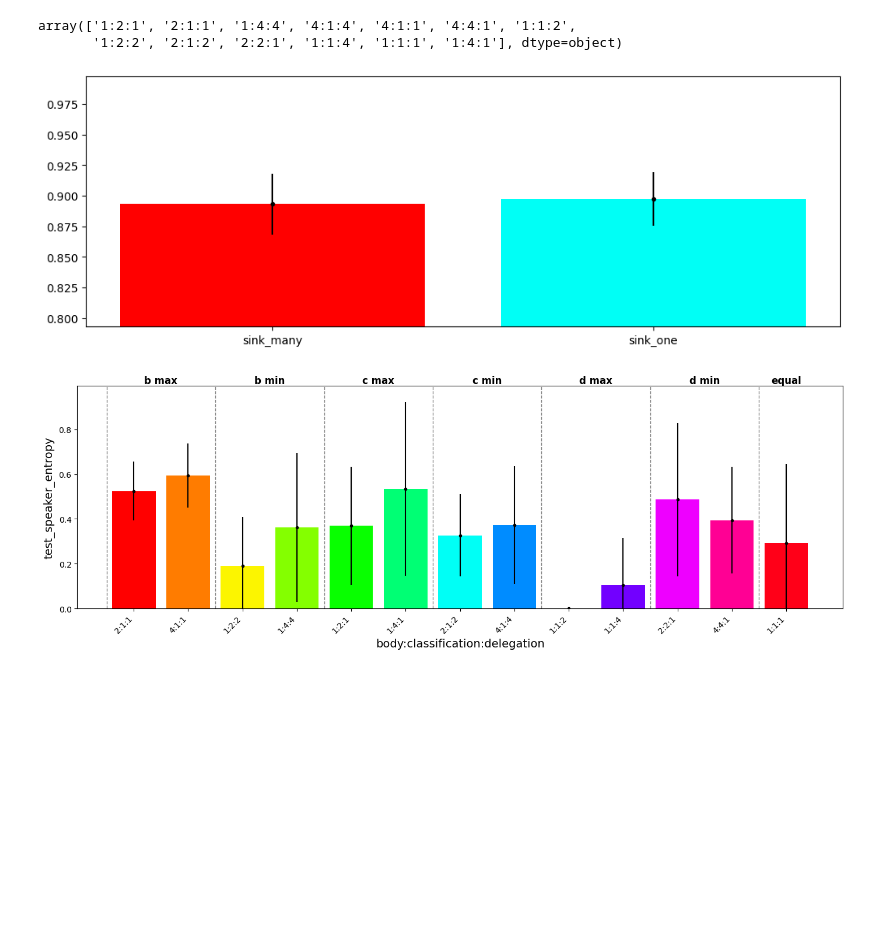
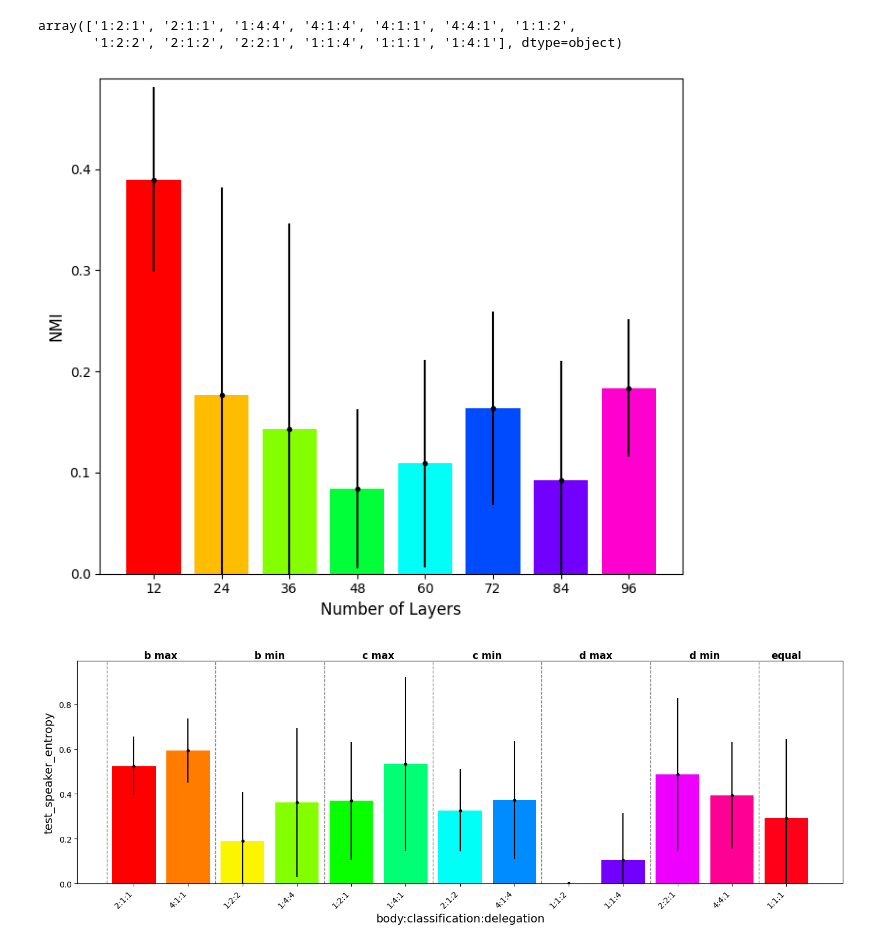
Before and after one commit to viktorvesely/liquid, a Jupyter notebook: experiment_eval.ipynb, the cells around one changed output. Drawn from its saved outputs; the diff is of its cells as text; code cells hidden in the pictures; blank space fills up the shorter version.

```diff
--- a/experiment_eval.ipynb
+++ b/experiment_eval.ipynb
@@ -7,15 +7,15 @@ import numpy as np
 
 # exp_regex = r"\d{8}_\d{6}_exp_load_solver_(iterative|stable_point)_(\d+\.\d+)_(\d+)"
 # exp_regex = r"\d{8}_\d{6}_exp_layer_budget_(\d+)_(\d+)__width_50$"
-# exp_regex = r"\d{8}_\d{6}_exp_layer_budget_(\d+)_(\d+)_20width$"
+exp_regex = r"\d{8}_\d{6}_exp_layer_budget_(\d+)_(\d+)_20width$"
 # exp_regex = r"\d{8}_\d{6}_exp_ratio_(\d+)_(\d+)_(\d+)_(\d+)$"
-exp_regex = r"\d{8}_\d{6}_exp_main_(sink_many|sink_one)_(\d+\.\d+)_(\d+)$"
+# exp_regex = r"\d{8}_\d{6}_exp_main_(sink_many|sink_one)_(\d+\.\d+)_(\d+)$"
 
 folder = Path(".").resolve() / "experiments"
 
-# experiment_metrics = ["layer", "variation"]
+experiment_metrics = ["layer", "variation"]
 # experiment_metrics = ["b", "c", "d", "variation"]
-experiment_metrics = ["solver", "load_lambda", "variation"]
+# experiment_metrics = ["solver", "load_lambda", "variation"]
 
 run_metrics = {
     "accuracy.txt": "accuracy",
@@ -131,37 +136,41 @@ array(['1:2:1', '2:1:1', '1:4:4', '4:1:4', '4:1:1', '4:4:1', '1:1:2',
        '1:2:2', '2:1:2', '2:2:1', '1:1:4', '1:1:1', '1:4:1'], dtype=object)
 # %%
 
-plot_metric = "test_accuracy"
-group = "solver"
+plot_metric = "test_region_nmi"
+group = "layer"
 
 last_t = df.groupby(group)["t"].max()
 last_t = last_t.unique()
 assert last_t.size == 1
 last_t = last_t[0]
 
 last_df = df[df["t"] == last_t]
 
 metrics = ["accuracy", "test_accuracy", "pentropy", "sentropy", "test_power_entropy", "test_speaker_entropy", "test_region_nmi"]
 
 means = last_df.groupby(group)[metrics].mean().sort_index()
 stds = last_df.groupby(group)[metrics].std().sort_index()
 
 total_min = means[plot_metric].min()
 total_max = means[plot_metric].max()
 
 x_label = means.index.to_numpy()
 x = np.arange(x_label.size)
 
 colors = plt.colormaps["hsv"](np.arange(x.size) / x.size)
 
-fig, ax = plt.subplots(figsize=(12, 4))
+fig, ax = plt.subplots(figsize=(7, 6))
 
 ax.bar(x, means[plot_metric], color=colors)
 
 ax.set_ylim([max(total_min - 0.1, 0), total_max + 0.1])
 ax.set_xticks(x, x_label)
 ax.errorbar(x, means[plot_metric], stds[plot_metric], fmt='.', color='Black')
+ax.set_xlabel("Number of Layers", fontsize=12)
+ax.set_ylabel("NMI", fontsize=12)
+
+fig.tight_layout()
 
 plt.show()
 # %% [output]
-[figure, old version]
+[figure, new version]
```
Also changed, not shown: parts of 4 cells of this notebook, 18 other files.
